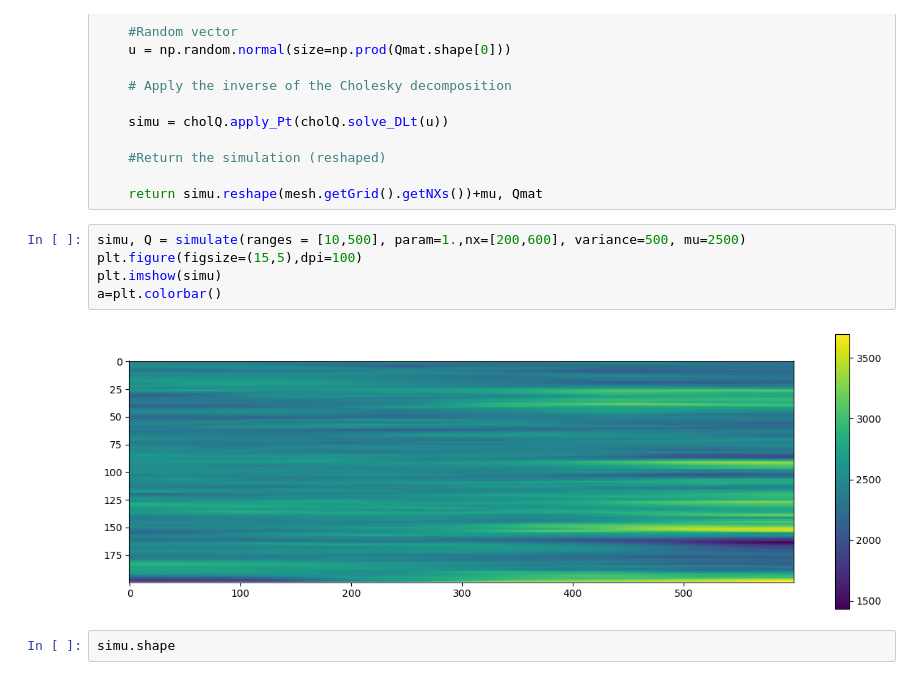
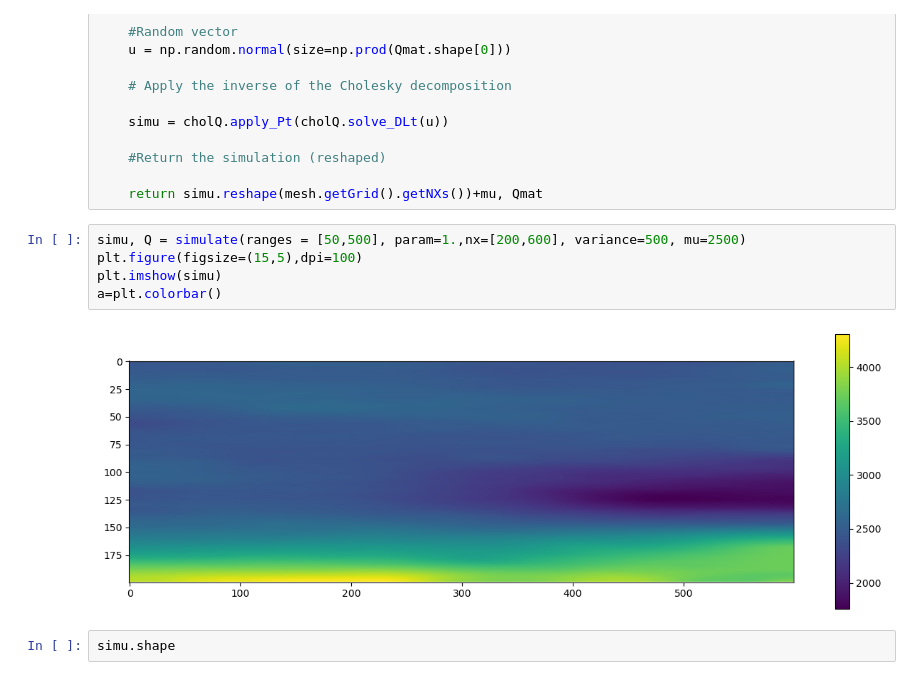
Before and after one commit to medicinely/fwi, a Jupyter notebook: prior/GaussianPrior.ipynb, the cells around one changed output. Cells and saved outputs as stored; diff of their text form.

```diff
--- a/prior/GaussianPrior.ipynb
+++ b/prior/GaussianPrior.ipynb
@@ -79,12 +79,12 @@ def simulate(ranges = [5,10], variance = 10, param = 1, nx = [100,100],mu=2500):
 
     return simu.reshape(mesh.getGrid().getNXs())+mu, Qmat
 # %%
-simu, Q = simulate(ranges = [10,500], param=1.,nx=[200,600], variance=500, mu=2500)
+simu, Q = simulate(ranges = [50,500], param=1.,nx=[200,600], variance=500, mu=2500)
 plt.figure(figsize=(15,5),dpi=100)
 plt.imshow(simu)
 a=plt.colorbar()
 # %% [output]
-[figure, old version]
+[figure, new version]
 # %%
 simu.shape
 # %% [output]
```
Also changed, not shown: 1 other file.
